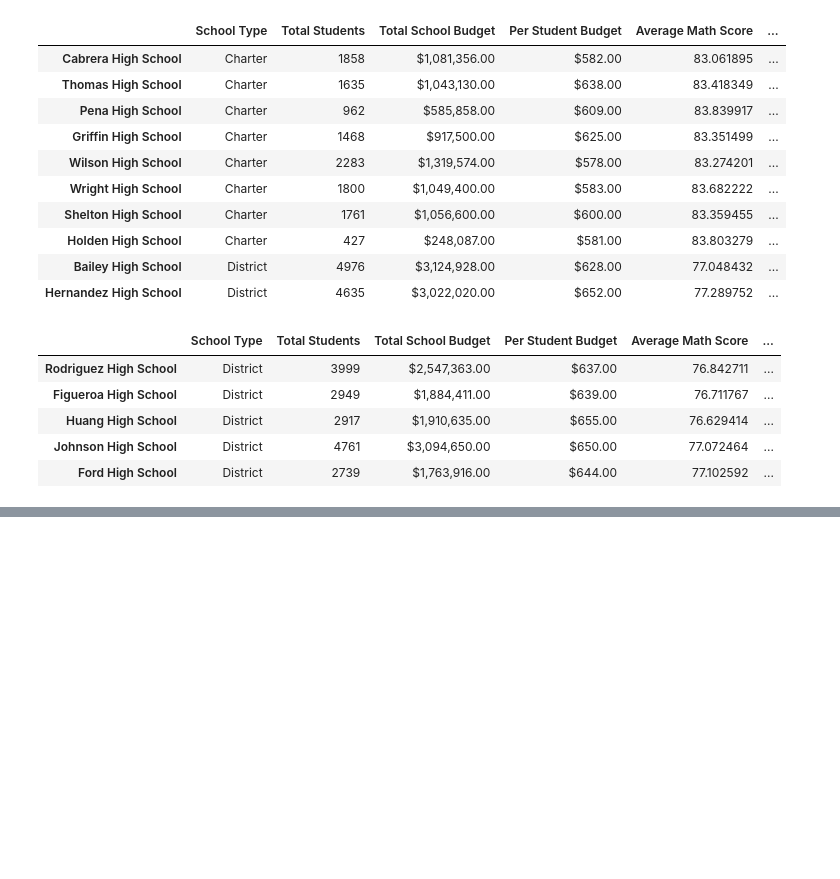
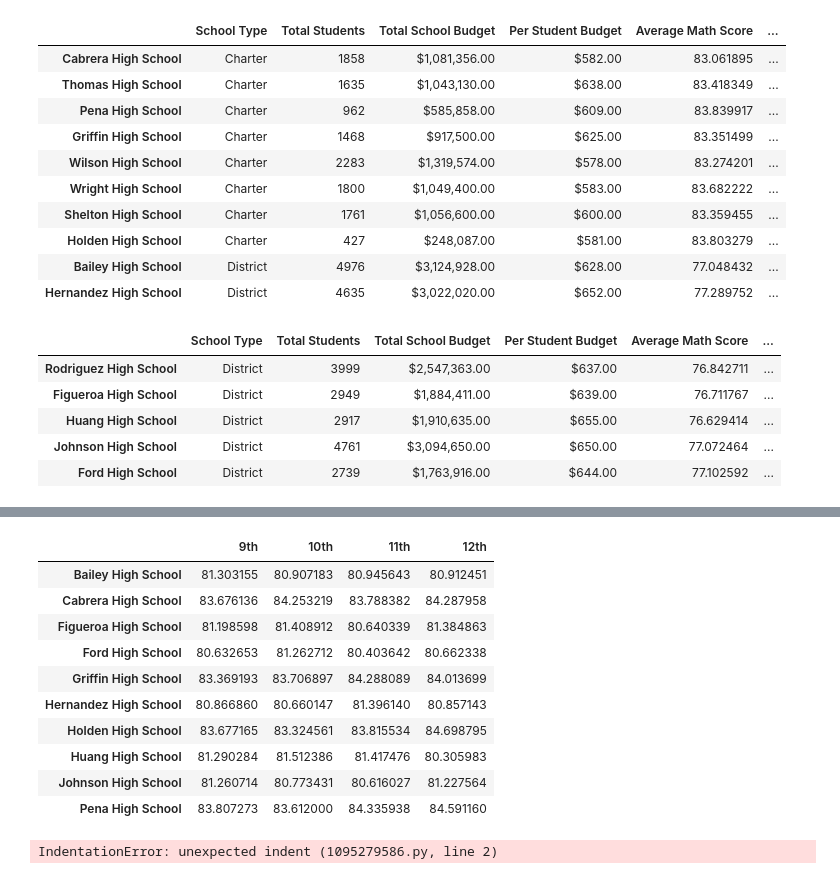
Before and after one commit to utsavchaudharygithub/School_District_Analysis, a Jupyter notebook: PyCitySchools.ipynb, the cells around one changed output, grey strips where cells are left out. Saved outputs shown, nothing was run; the diff lists cells and outputs as text; code cells hidden in the pictures; blank space fills up the shorter version.

```diff
--- a/PyCitySchools.ipynb
+++ b/PyCitySchools.ipynb
@@ -293,0 +328,54 @@ bottom_schools.head()
+# %%
+#calculate reading scores by grades
+# Calculate the average reading score for students of 9th grade at each school
+school_avg_reading_9th = school_data_complete[school_data_complete['grade']=='9th'].groupby('school_name')['reading_score'].mean()
+# Calculate the average reading score for students of 10th grade at each school
+school_avg_reading_10th = school_data_complete[school_data_complete['grade']=='10th'].groupby('school_name')['reading_score'].mean()
+# Calculate the average reading score for students of 11th grade at each school
+school_avg_reading_11th = school_data_complete[school_data_complete['grade']=='11th'].groupby('school_name')['reading_score'].mean()
+# Calculate the average reading score for students of 12th grade at each school
+school_avg_reading_12th = school_data_complete[school_data_complete['grade']=='12th'].groupby('school_name')['reading_score'].mean()
+
+# Create a dataframe to hold the above results
+grade_reading_score={
+    '9th':school_avg_reading_9th,
+    '10th':school_avg_reading_10th,
+    '11th':school_avg_reading_11th,
+    '12th':school_avg_reading_12th,
+    }
+
+reading_score_by_grade = pd.DataFrame(grade_reading_score)
+reading_score_by_grade.index.name = None
+reading_score_by_grade.head(10)
+# %% [output]
+|  | 9th | 10th | 11th | 12th |
+| Bailey High School | 81.303155 | 80.907183 | 80.945643 | 80.912451 |
+| Cabrera High School | 83.676136 | 84.253219 | 83.788382 | 84.287958 |
+| Figueroa High School | 81.198598 | 81.408912 | 80.640339 | 81.384863 |
+| Ford High School | 80.632653 | 81.262712 | 80.403642 | 80.662338 |
+| Griffin High School | 83.369193 | 83.706897 | 84.288089 | 84.013699 |
+| Hernandez High School | 80.866860 | 80.660147 | 81.396140 | 80.857143 |
+| Holden High School | 83.677165 | 83.324561 | 83.815534 | 84.698795 |
+| Huang High School | 81.290284 | 81.512386 | 81.417476 | 80.305983 |
+| Johnson High School | 81.260714 | 80.773431 | 80.616027 | 81.227564 |
+| Pena High School | 83.807273 | 83.612000 | 84.335938 | 84.591160 |
+# %%
+# Format each grade column.
+  math_scores_by_grade["9th"] = math_scores_by_grade["9th"].map("{:.1f}".format)
+
+  math_scores_by_grade["10th"] = math_scores_by_grade["10th"].map("{:.1f}".format)
+
+  math_scores_by_grade["11th"] = math_scores_by_grade["11th"].map("{:.1f}".format)
+
+  math_scores_by_grade["12th"] = math_scores_by_grade["12th"].map("{:.1f}".format)
+
+  # Make sure the columns are in the correct order.
+  math_scores_by_grade = math_scores_by_grade[
+                 ["9th", "10th", "11th", "12th"]]
+
+  # Remove the index name.
+  math_scores_by_grade.index.name = None
+  # Display the DataFrame.
+  math_scores_by_grade.head()
+# %% [output]
+IndentationError: unexpected indent (1095279586.py, line 2)
```
Also changed, not shown: parts of 1 cell of this notebook.
